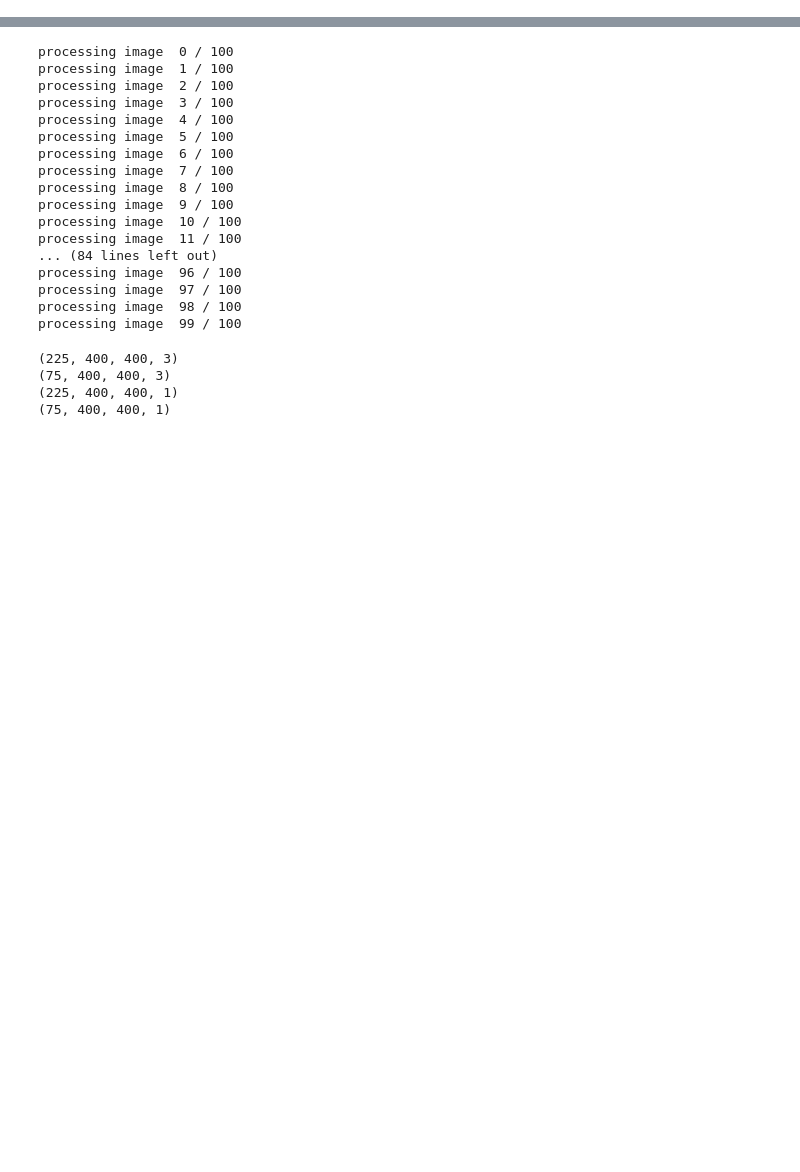
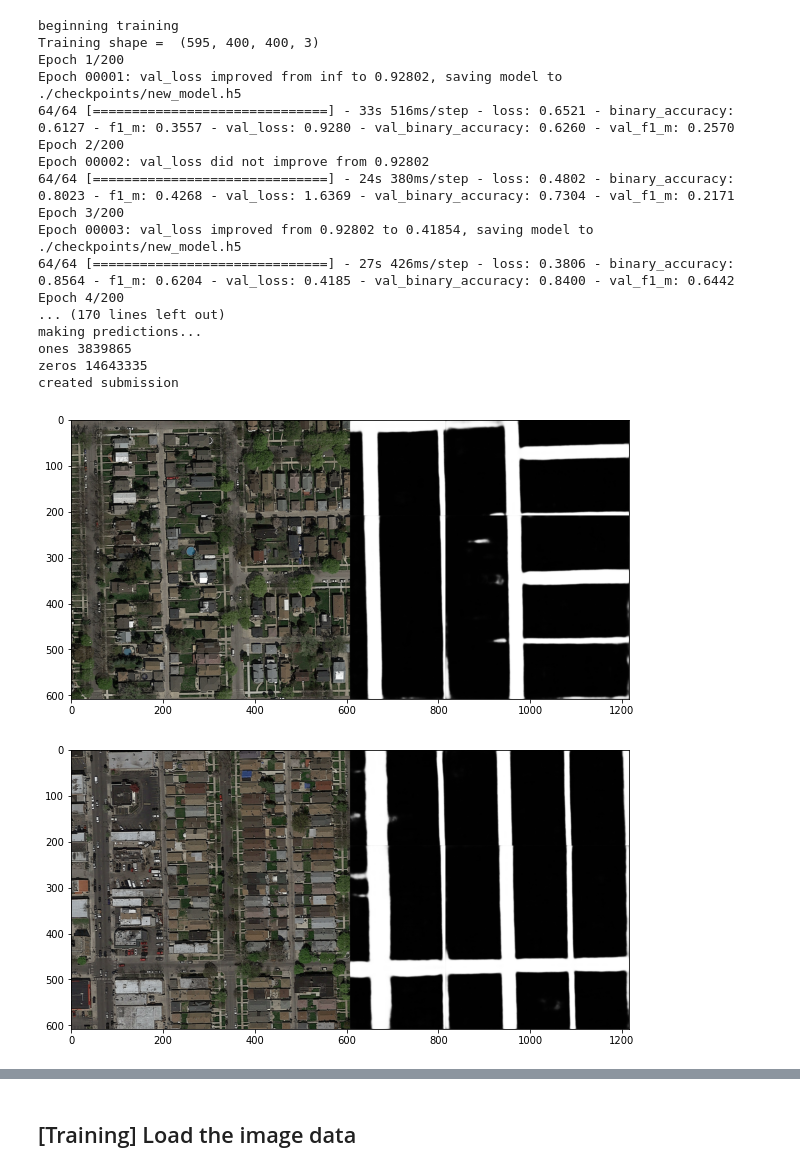
Before and after one commit to louiyo/twohundredbpm, a Jupyter notebook: Project_2/ML_project2.ipynb, the cells around one changed output, grey strips where cells are left out. Drawn from its saved outputs; the diff is of its cells as text; code cells hidden in the pictures; blank space fills up the shorter version.

```diff
--- a/Project_2/ML_project2.ipynb
+++ b/Project_2/ML_project2.ipynb
@@ -5,0 +8,23 @@ from run import *
+# %%
+from run import *
+model, history = run_(train = True)
+# %% [output]
+beginning training
+Training shape =  (595, 400, 400, 3)
+Epoch 1/200
+Epoch 00001: val_loss improved from inf to 0.92802, saving model to ./checkpoints/new_model.h5
+64/64 [==============================] - 33s 516ms/step - loss: 0.6521 - binary_accuracy: 0.6127 - f1_m: 0.3557 - val_loss: 0.9280 - val_binary_accuracy: 0.6260 - val_f1_m: 0.2570
+Epoch 2/200
+Epoch 00002: val_loss did not improve from 0.92802
+64/64 [==============================] - 24s 380ms/step - loss: 0.4802 - binary_accuracy: 0.8023 - f1_m: 0.4268 - val_loss: 1.6369 - val_binary_accuracy: 0.7304 - val_f1_m: 0.2171
+Epoch 3/200
+Epoch 00003: val_loss improved from 0.92802 to 0.41854, saving model to ./checkpoints/new_model.h5
+64/64 [==============================] - 27s 426ms/step - loss: 0.3806 - binary_accuracy: 0.8564 - f1_m: 0.6204 - val_loss: 0.4185 - val_binary_accuracy: 0.8400 - val_f1_m: 0.6442
+Epoch 4/200
+... (170 lines left out)
+making predictions...
+ones 3839865
+zeros 14643335
+created submission
+[figure, added]
+[figure, added]
@@ -6,20 +33,5 @@ from run import *
+# %% [markdown]
+## [Training] Load the image data
 # %%
-X_train, X_test, Y_train, Y_test = preprocess(divide_set=True, ratio=0.25)
+X_train,X_test,Y_train,Y_test = preprocess()
+test_imgs = load_test_imgs(TEST_IMGS_PATH)
-# %% [output]
-processing image  0 / 100
-processing image  1 / 100
-processing image  2 / 100
-processing image  3 / 100
-processing image  4 / 100
-processing image  5 / 100
-processing image  6 / 100
-processing image  7 / 100
-processing image  8 / 100
-processing image  9 / 100
-processing image  10 / 100
-processing image  11 / 100
-... (84 lines left out)
-processing image  96 / 100
-processing image  97 / 100
-processing image  98 / 100
-processing image  99 / 100
@@ -31,10 +37,0 @@ Y_test = np.stack(Y_test, axis = 0)
-# %%
-print(X_train.shape)
-print(X_test.shape)
-print(Y_train.shape)
-print(Y_test.shape)
-# %% [output]
-(225, 400, 400, 3)
-(75, 400, 400, 3)
-(225, 400, 400, 1)
-(75, 400, 400, 1)
```
Also changed, not shown: parts of 22 cells of this notebook.
